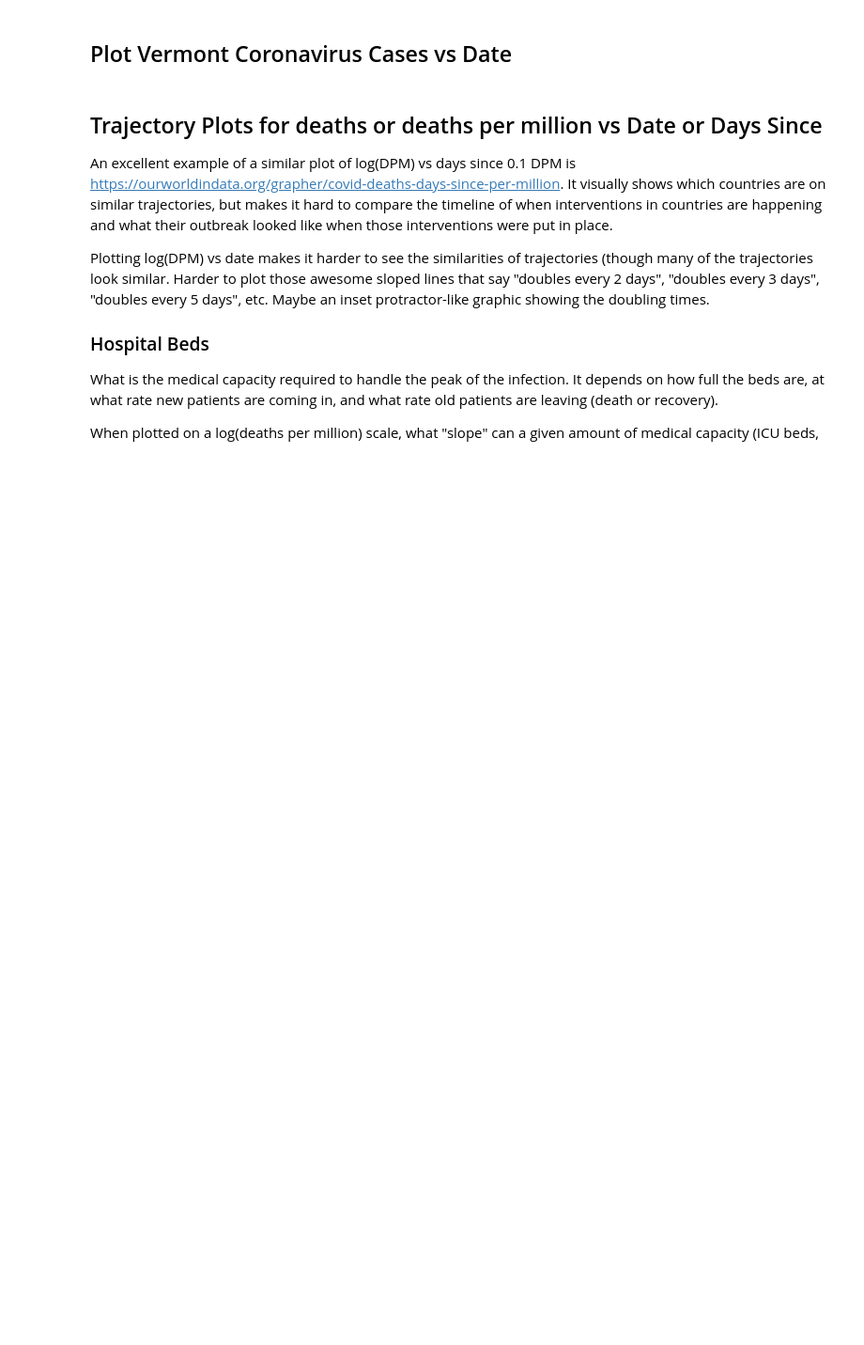
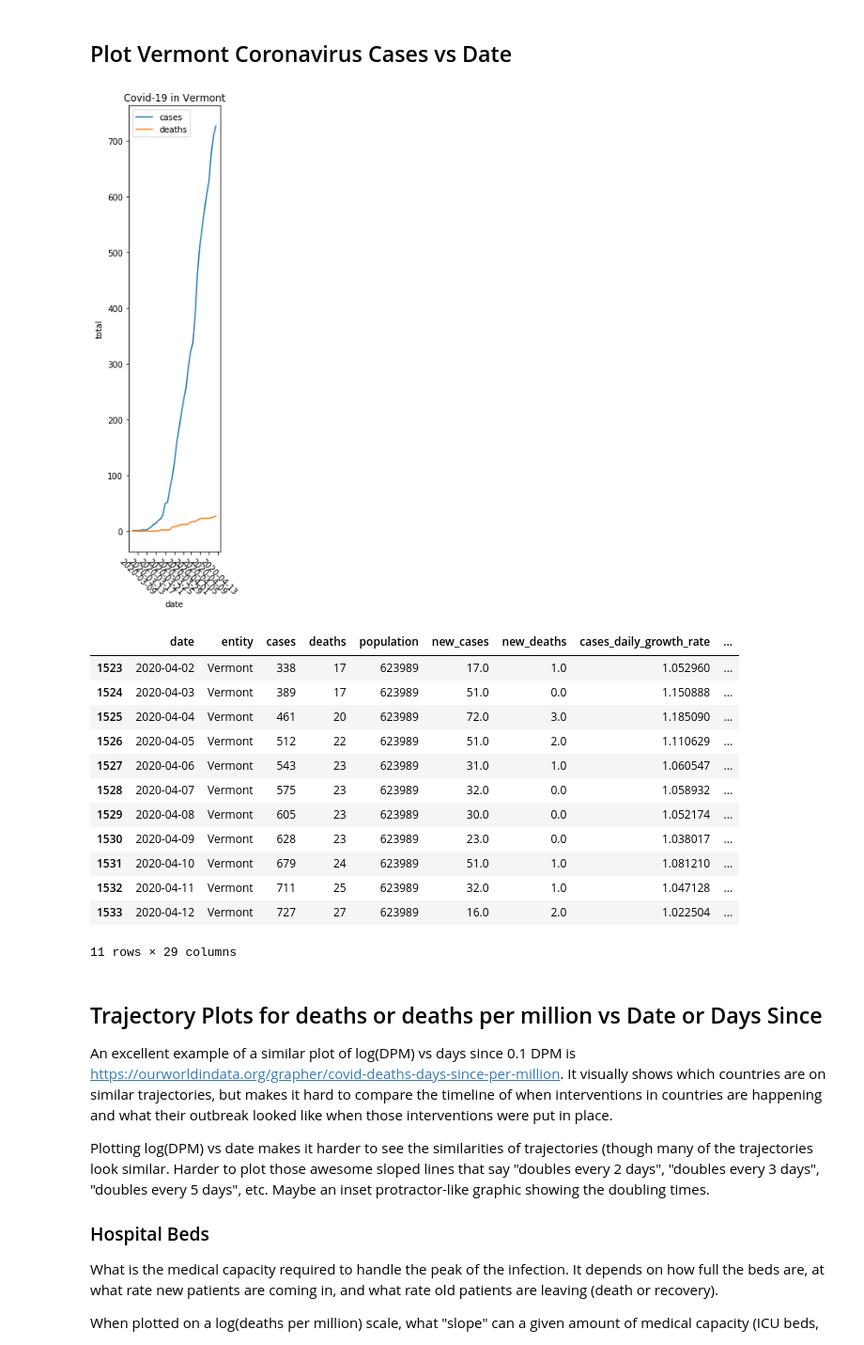
Before and after one commit to todddeluca/coronavirus, a Jupyter notebook: coronavirus_death_rate.ipynb, the cells around one changed output. Shown at 94% size. Drawn from its saved outputs; the diff is of its cells as text; code cells hidden in the pictures; blank space fills up the shorter version.

```diff
--- a/coronavirus_death_rate.ipynb
+++ b/coronavirus_death_rate.ipynb
@@ -365,7 +396,7 @@ def map_owid_to_un_pop(mer=None):
 # mer
 # %%
 # takes a minute
-states_df, countries_df, all_df = load_all(download=False)
+states_df, countries_df, all_df = load_all(download=True)
 # %%
 print(f'What states have a population similar to New Zealand?')
 print(list(states_df.loc[(states_df['population'] < 5e6) & (states_df['population'] > 3e6), :]
@@ -377,20 +413,36 @@ print(set(states_df['entity']).intersection(countries_df['entity']))
 # %%
 # df = countries_df
 # entity = 'New Zealand'
 df = states_df
 entity = 'Vermont'
 df = df.loc[df['entity'] == entity, :]
+fig, ax = plt.subplots(figsize=(2,10))
 for var in ['cases', 'deaths']:
     plt.plot(df['date'], df[var], label=var)
 #     plt.semilogy(df['date'], df[var], label=var)
 
 plt.xticks(rotation=-45)
 plt.ylabel('total')
 plt.xlabel('date')
 plt.title(f'Covid-19 in {entity}')
 plt.legend()
 plt.show()
 df.loc[df['date'] > pd.to_datetime('2020-04-01')]
+# %% [output]
+[figure, added]
+|  | date | entity | cases | deaths | population | new_cases | new_deaths | cases_daily_growth_rate | ... |
+| 1523 | 2020-04-02 | Vermont | 338 | 17 | 623989 | 17.0 | 1.0 | 1.052960 | ... |
+| 1524 | 2020-04-03 | Vermont | 389 | 17 | 623989 | 51.0 | 0.0 | 1.150888 | ... |
+| 1525 | 2020-04-04 | Vermont | 461 | 20 | 623989 | 72.0 | 3.0 | 1.185090 | ... |
+| 1526 | 2020-04-05 | Vermont | 512 | 22 | 623989 | 51.0 | 2.0 | 1.110629 | ... |
+| 1527 | 2020-04-06 | Vermont | 543 | 23 | 623989 | 31.0 | 1.0 | 1.060547 | ... |
+| 1528 | 2020-04-07 | Vermont | 575 | 23 | 623989 | 32.0 | 0.0 | 1.058932 | ... |
+| 1529 | 2020-04-08 | Vermont | 605 | 23 | 623989 | 30.0 | 0.0 | 1.052174 | ... |
+| 1530 | 2020-04-09 | Vermont | 628 | 23 | 623989 | 23.0 | 0.0 | 1.038017 | ... |
+| 1531 | 2020-04-10 | Vermont | 679 | 24 | 623989 | 51.0 | 1.0 | 1.081210 | ... |
+| 1532 | 2020-04-11 | Vermont | 711 | 25 | 623989 | 32.0 | 1.0 | 1.047128 | ... |
+| 1533 | 2020-04-12 | Vermont | 727 | 27 | 623989 | 16.0 | 2.0 | 1.022504 | ... |
+11 rows × 29 columns
 # %% [markdown]
 ## Trajectory Plots for deaths or deaths per million vs Date or Days Since
 
```
Also changed, not shown: parts of 8 cells of this notebook, 2 other files.
